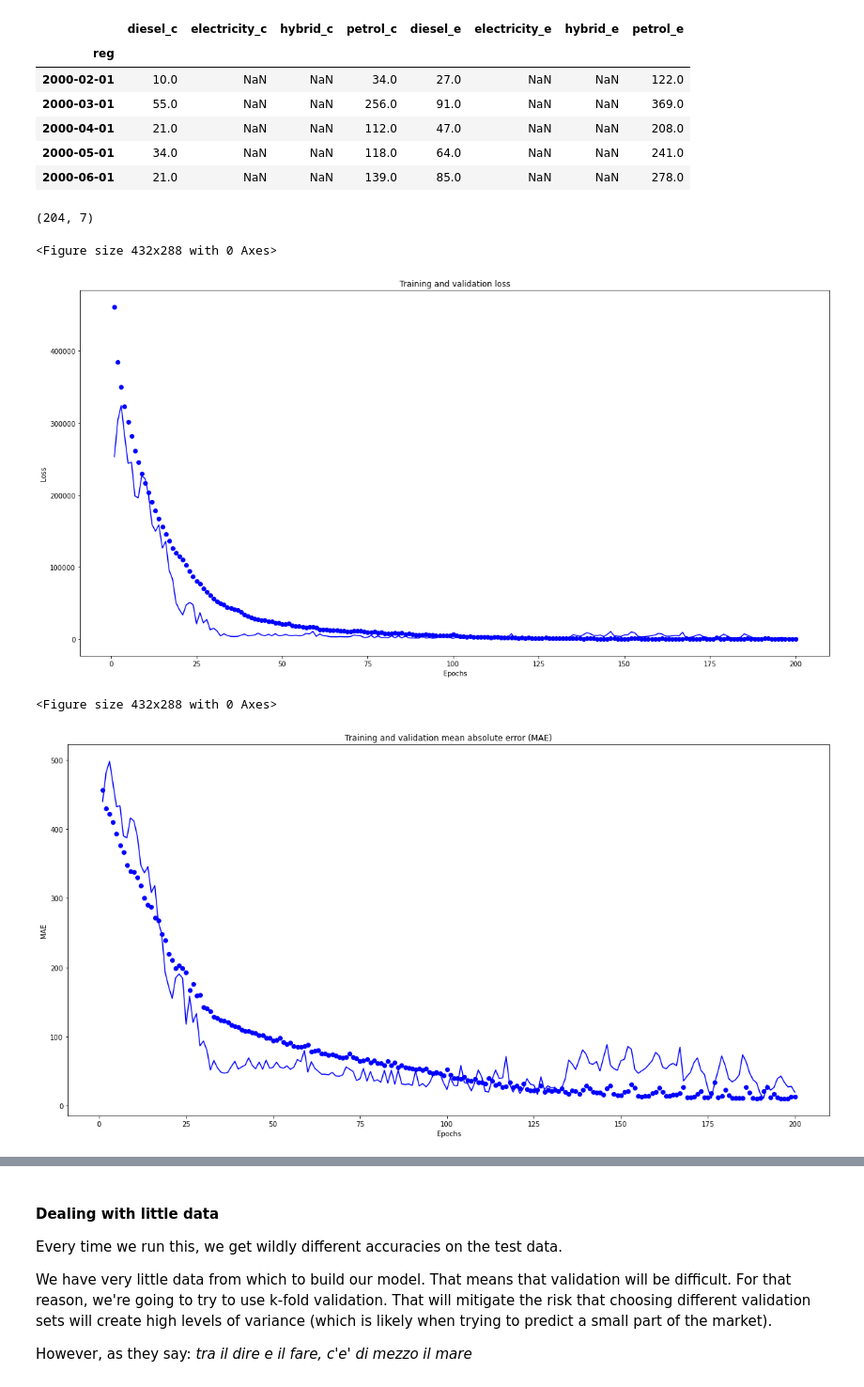
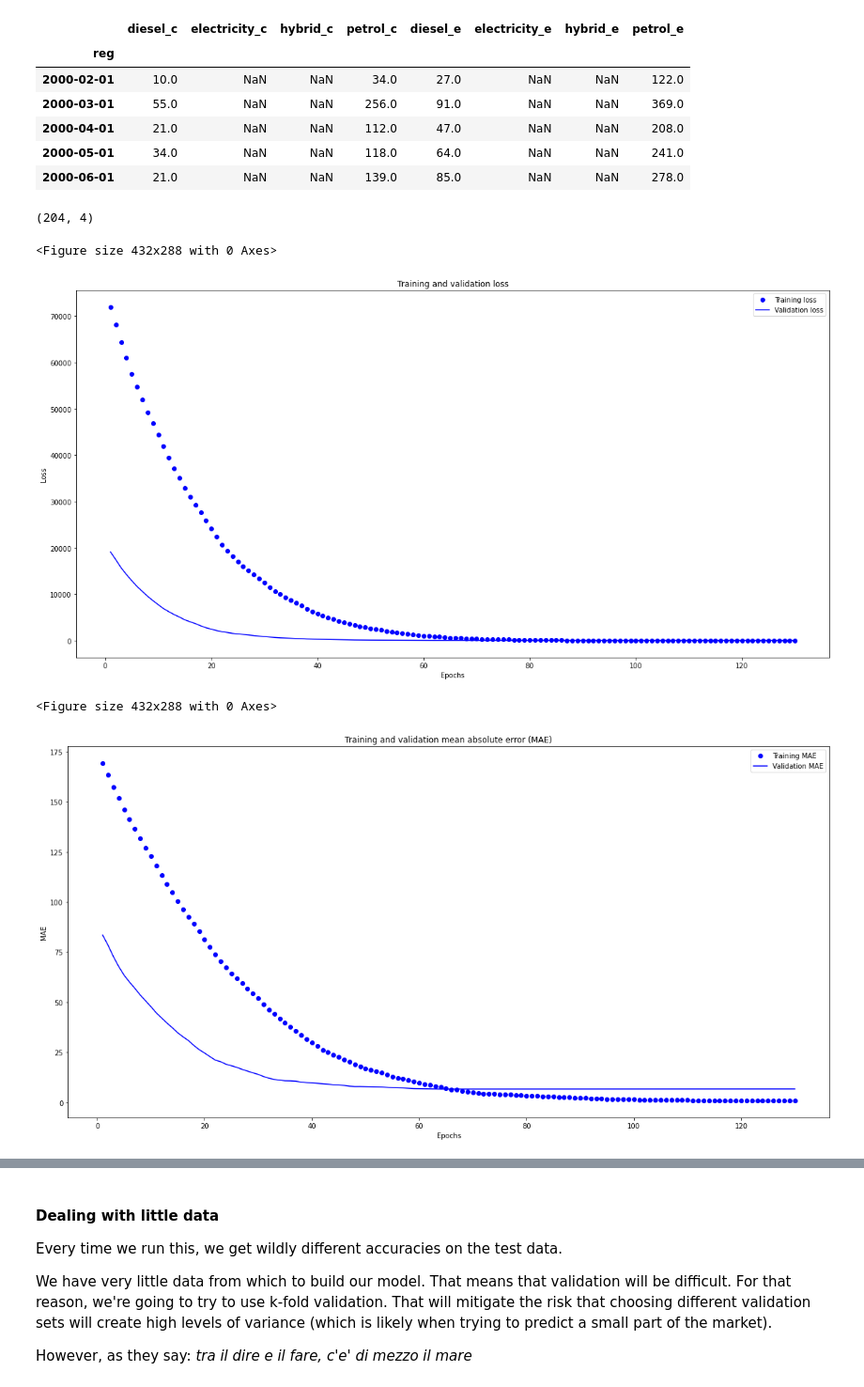
Before and after one commit to New-AutoMotive/BN_vehicle_data_experiments, a Jupyter notebook: 1.7) Estimating location.ipynb, the cells around one changed output, grey strips where cells are left out. Shown at 94% size. Saved outputs shown, nothing was run; the diff lists cells and outputs as text; code cells hidden in the pictures.

Commit message:
Tweak
Tweaked model

```diff
--- a/1.7) Estimating location.ipynb
+++ b/1.7) Estimating location.ipynb
@@ -210,6 +210,9 @@ df.head()
 | 2000-04-01 | 21.0 | NaN | NaN | 112.0 | 47.0 | NaN | NaN | 208.0 |
 | 2000-05-01 | 34.0 | NaN | NaN | 118.0 | 64.0 | NaN | NaN | 241.0 |
 | 2000-06-01 | 21.0 | NaN | NaN | 139.0 | 85.0 | NaN | NaN | 278.0 |
+# %%
+# We want to lose all local ('_c' suffixed) columns other than that with the number of electric vehicles, since these won't be available to us.
+df.drop(columns = ['diesel_c', 'hybrid_c', 'petrol_c'], inplace=True)
 # %%
 df.fillna(0, inplace=True)
 # %%
@@ -233,25 +236,25 @@ test_labels = test_data.pop('electricity_c')
 # %%
 train_data.shape
 # %% [output]
-(204, 7)
+(204, 4)
 # %%
 from keras import models
 from keras import layers
 # %%
 model= models.Sequential()
-model.add(layers.Dense(9, activation='relu', input_shape = (train_data.shape[1],)))
+model.add(layers.Dense(4, activation='relu', input_shape = (train_data.shape[1],)))
 model.add(layers.Dense(1))
 model.compile(optimizer='rmsprop', loss='mse', metrics=['mae'])
 # %%
 history = model.fit(x=train_data,
                    y=train_labels,
                    batch_size=128,
-                   epochs=200,
+                   epochs=150,
                    verbose=0,
                    validation_split=0.2)
 # %%
-loss = history.history['loss']
-val_loss = history.history['val_loss']
+loss = history.history['loss'][20:]
+val_loss = history.history['val_loss'][20:]
 
 epochs = range(1, len(loss)+1)
 
@@ -262,27 +265,29 @@ plt.plot(epochs, val_loss, 'b', label='Validation loss')
 plt.title('Training and validation loss')
 plt.xlabel('Epochs')
 plt.ylabel('Loss')
+plt.legend()
 plt.show()
 # %% [output]
 <Figure size 432x288 with 0 Axes>
-[figure, old version]
+[figure, new version]
 # %%
-mae = history.history['mae']
-val_mae = history.history['val_mae']
+mae = history.history['mae'][20:]
+val_mae = history.history['val_mae'][20:]
 
 epochs = range(1, len(mae)+1)
 
 plt.clf()
 plt.figure(figsize=(20, 10))
 plt.plot(epochs, mae, 'bo', label='Training MAE')
 plt.plot(epochs, val_mae, 'b', label='Validation MAE')
 plt.title('Training and validation mean absolute error (MAE)')
 plt.xlabel('Epochs')
 plt.ylabel('MAE')
+plt.legend()
 plt.show()
 # %% [output]
 <Figure size 432x288 with 0 Axes>
-[figure, old version]
+[figure, new version]
 # %%
 test_mae, test_loss = model.evaluate(test_data, test_labels)
 # %% [output]
```
Also changed, not shown: parts of 1 cell of this notebook.
